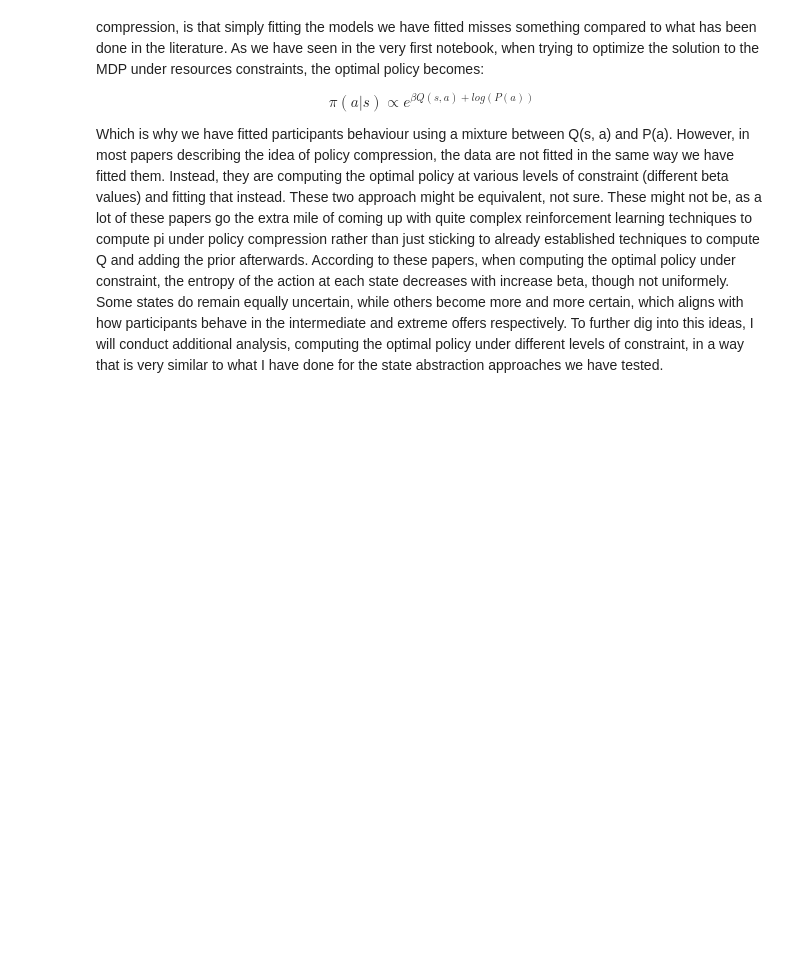
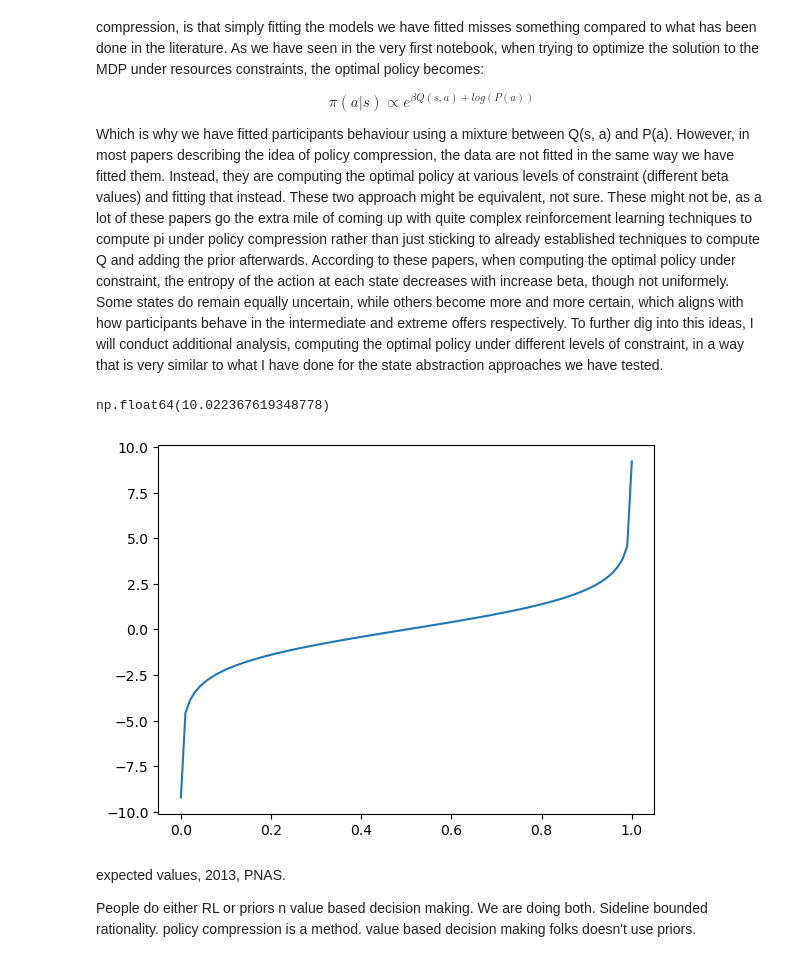
Before and after one commit to AlexLepauvre/state-abstraction, a Jupyter notebook: notebooks/03_policy_compression/0304_dynamic_policy_compression.ipynb, the cells around one changed output. Drawn from its saved outputs; the diff is of its cells as text; code cells hidden in the pictures; blank space fills up the shorter version.

```diff
--- a/notebooks/03_policy_compression/0303_dynamic_policy_compression.ipynb
+++ b/notebooks/03_policy_compression/0304_dynamic_policy_compression.ipynb
@@ -314,3 +325,15 @@ $$
 $$
 
 Which is why we have fitted participants behaviour using a mixture between Q(s, a) and P(a). However, in most papers describing the idea of policy compression, the data are not fitted in the same way we have fitted them. Instead, they are computing the optimal policy at various levels of constraint (different beta values) and fitting that instead. These two approach might be equivalent, not sure. These might not be, as a lot of these papers go the extra mile of coming up with quite complex reinforcement learning techniques to compute pi under policy compression rather than just sticking to already established techniques to compute Q and adding the prior afterwards. According to these papers, when computing the optimal policy under constraint, the entropy of the action at each state decreases with increase beta, though not uniformely. Some states do remain equally uncertain, while others become more and more certain, which aligns with how participants behave in the intermediate and extreme offers respectively. To further dig into this ideas, I will conduct additional analysis, computing the optimal policy under different levels of constraint, in a way that is very similar to what I have done for the state abstraction approaches we have tested.
+# %%
+x = np.linspace(0.0001, 0.9999, 100)
+fig, ax = plt.subplots()
+ax.plot(x, logit(x));
+np.max(data['dv'])*3
+# %% [output]
+np.float64(10.022367619348778)
+[figure, added]
+# %% [markdown]
+expected values, 2013, PNAS.
+
+People do either RL or priors n value based decision making. We are doing both. Sideline bounded rationality. policy compression is a method. value based decision making folks doesn't use priors.
```
Also changed, not shown: parts of 3 cells of this notebook, 1 other file.
